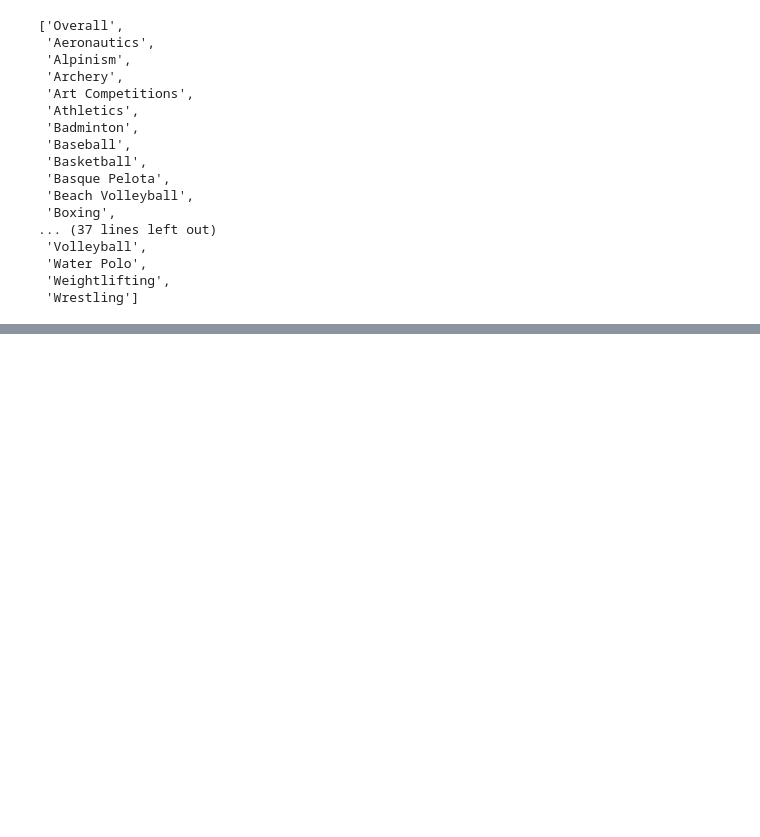
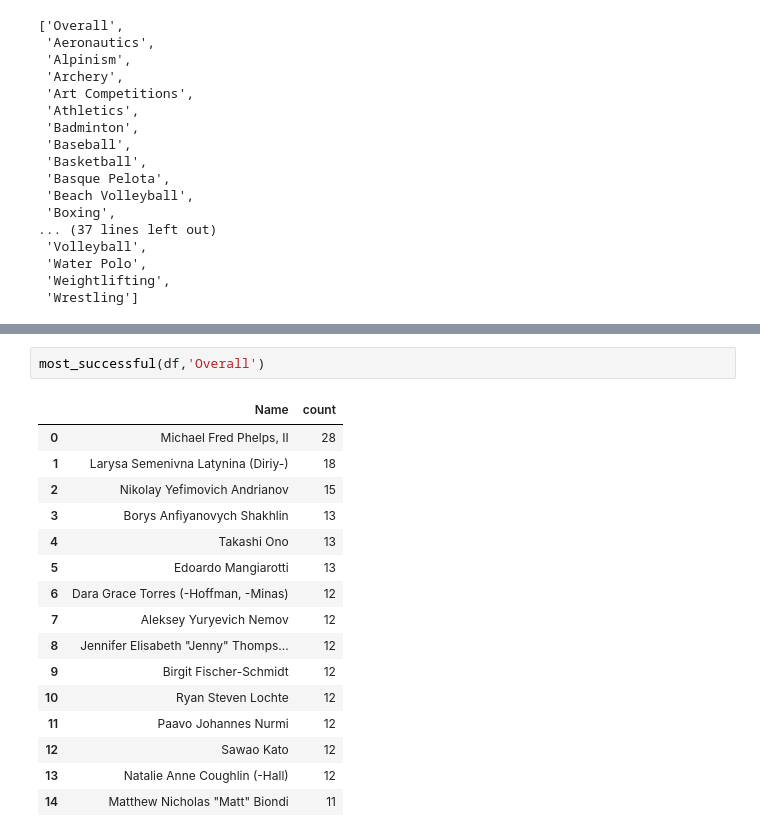
Before and after one commit to PiyushLuitel-07/Olympics-Data-Analysis, a Jupyter notebook: analysis.ipynb, the cells around one changed output, grey strips where cells are left out. Saved outputs shown, nothing was run; the diff lists cells and outputs as text; blank space fills up the shorter version.

```diff
--- a/analysis.ipynb
+++ b/analysis.ipynb
@@ -423,0 +435,19 @@ sport_list
+# %%
+most_successful(df,'Overall')
+# %% [output]
+|  | Name | count |
+| 0 | Michael Fred Phelps, II | 28 |
+| 1 | Larysa Semenivna Latynina (Diriy-) | 18 |
+| 2 | Nikolay Yefimovich Andrianov | 15 |
+| 3 | Borys Anfiyanovych Shakhlin | 13 |
+| 4 | Takashi Ono | 13 |
+| 5 | Edoardo Mangiarotti | 13 |
+| 6 | Dara Grace Torres (-Hoffman, -Minas) | 12 |
+| 7 | Aleksey Yuryevich Nemov | 12 |
+| 8 | Jennifer Elisabeth "Jenny" Thomps... | 12 |
+| 9 | Birgit Fischer-Schmidt | 12 |
+| 10 | Ryan Steven Lochte | 12 |
+| 11 | Paavo Johannes Nurmi | 12 |
+| 12 | Sawao Kato | 12 |
+| 13 | Natalie Anne Coughlin (-Hall) | 12 |
+| 14 | Matthew Nicholas "Matt" Biondi | 11 |
```
Also changed, not shown: parts of 12 cells of this notebook.
